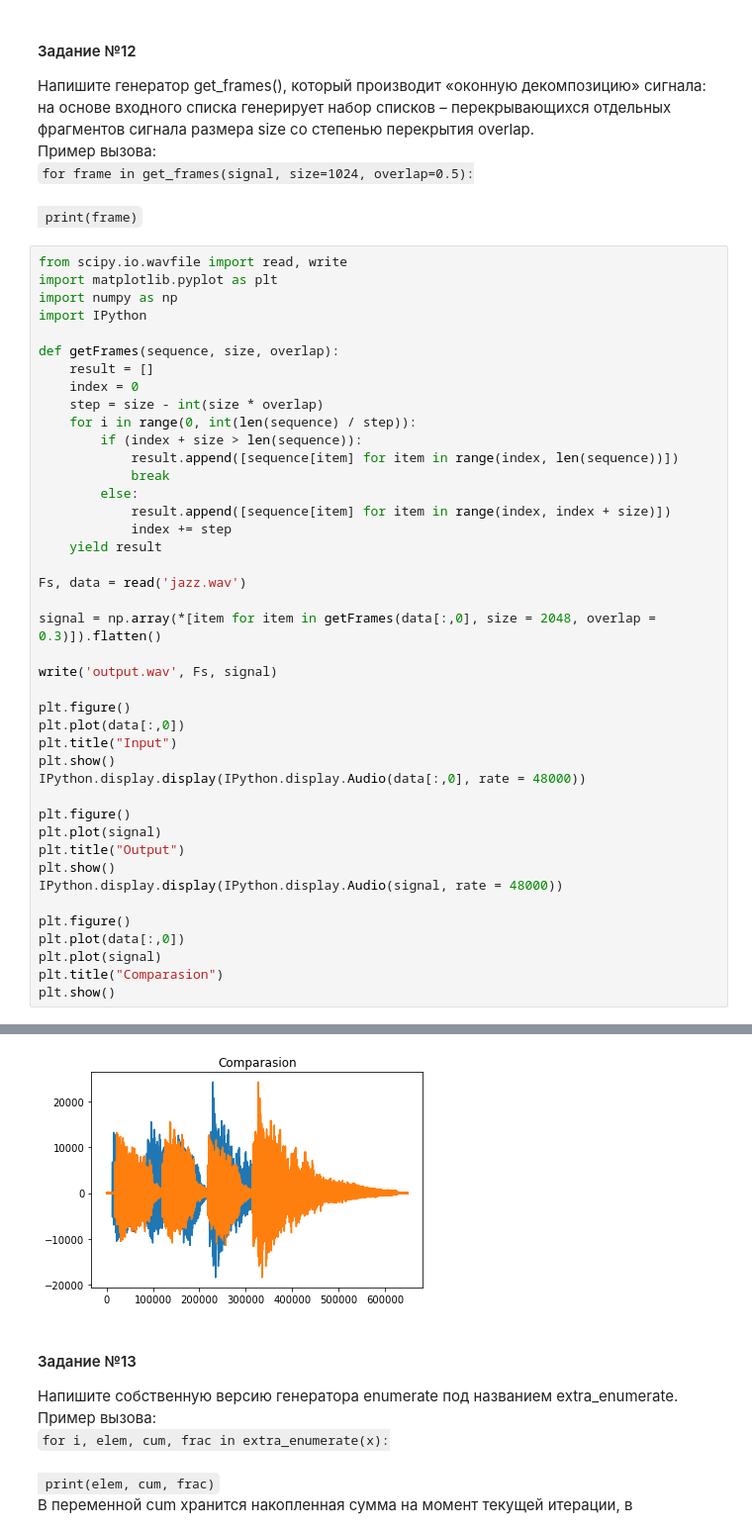
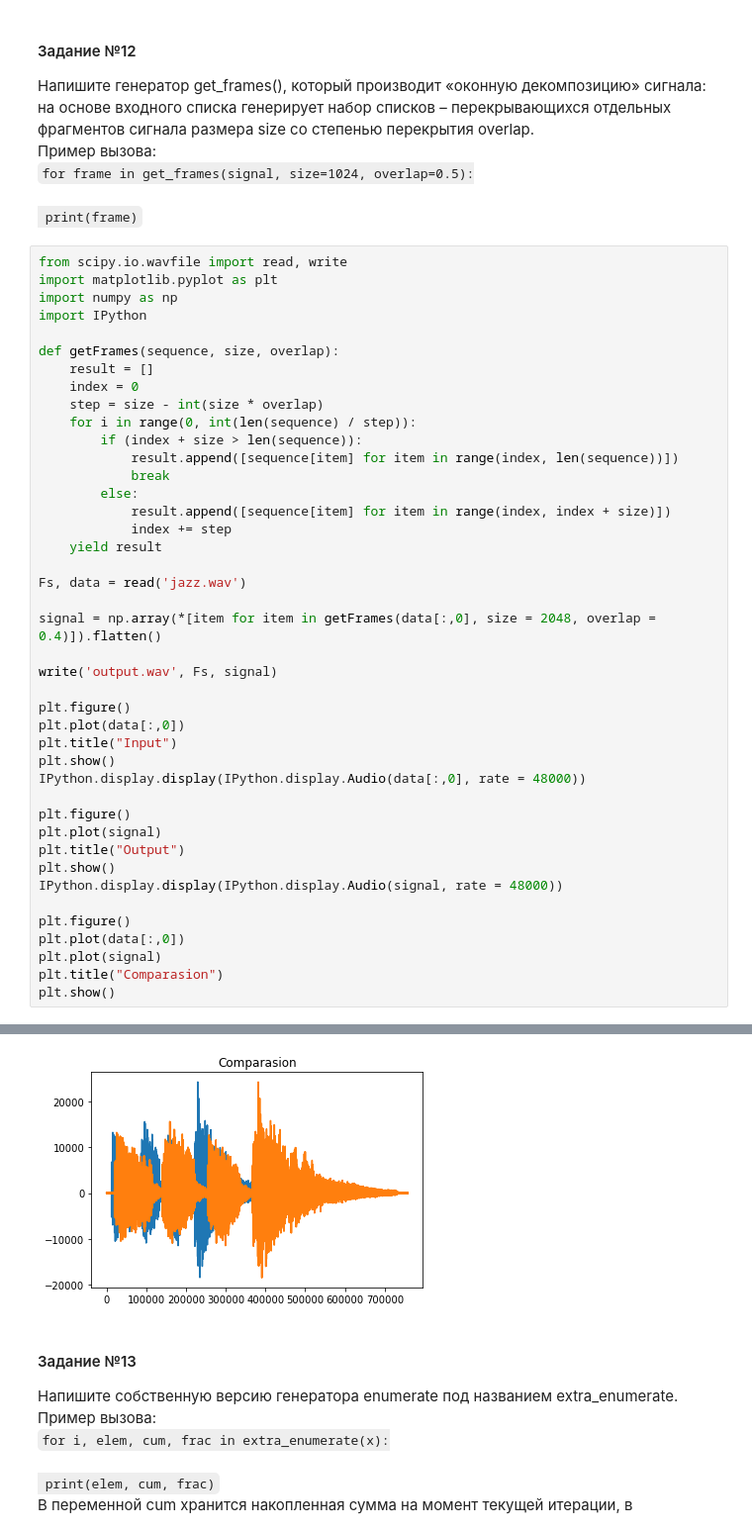
Before and after one commit to Nikiroiduk/Programming, a Jupyter notebook: Spring semester 2022/lab1_PythonBasics/lab1_PythonBasics.ipynb, the cells around one changed output, grey strips where cells are left out. Shown at 99% size. Drawn from its saved outputs; the diff is of its cells as text.

```diff
--- a/Spring semester 2022/lab1_PythonBasics/lab1_PythonBasics.ipynb
+++ b/Spring semester 2022/lab1_PythonBasics/lab1_PythonBasics.ipynb
@@ -160,7 +150,7 @@ def getFrames(sequence, size, overlap):
 
 Fs, data = read('jazz.wav')
 
-signal = np.array(*[item for item in getFrames(data[:,0], size = 2048, overlap = 0.3)]).flatten()
+signal = np.array(*[item for item in getFrames(data[:,0], size = 2048, overlap = 0.4)]).flatten()
 
 write('output.wav', Fs, signal)
 
@@ -188,5 +178,5 @@ plt.show()
 [interactive output not drawn]
-[figure, old version]
+[figure, new version]
 # %% [markdown]
 #### Задание №13
 Напишите собственную версию генератора enumerate под названием extra_enumerate.<br>Пример вызова:<br>
```
Also changed, not shown: parts of 7 cells of this notebook, 1 other file.
